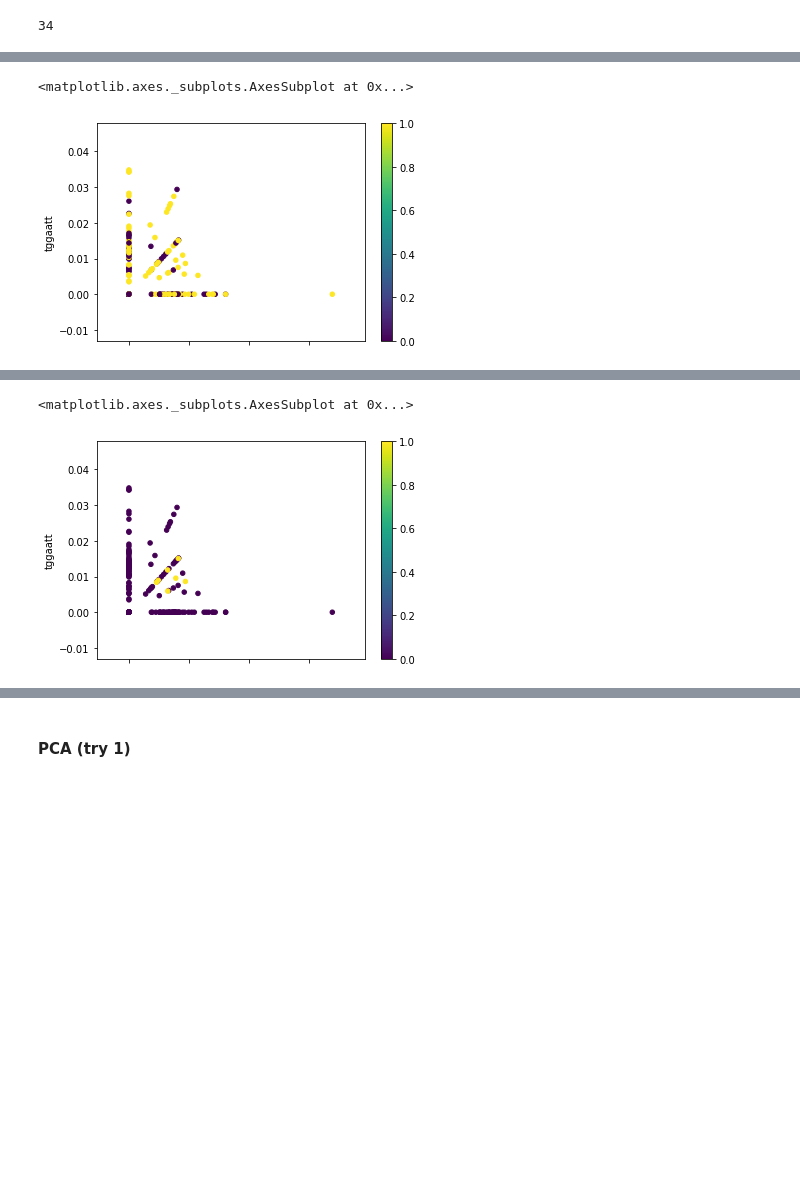
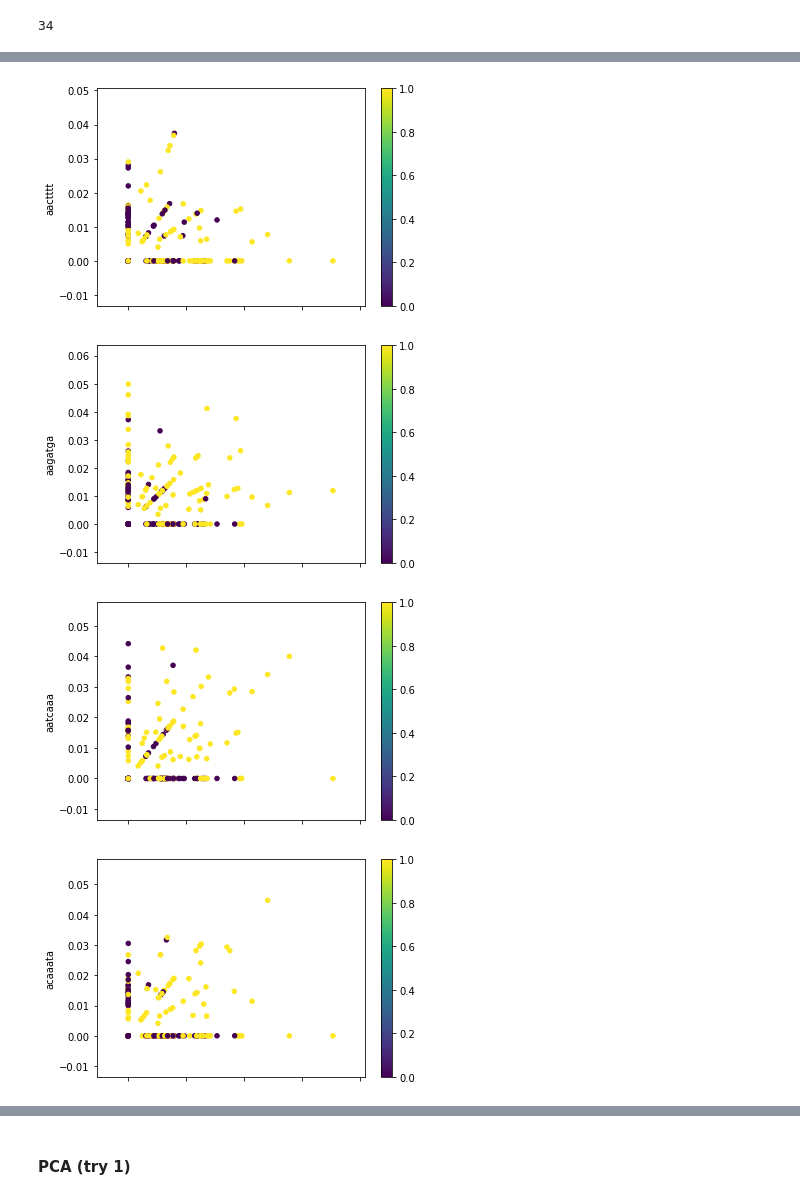
Before and after one commit to solislemuslab/mycovirus-ml, a Jupyter notebook: scripts/lukeSelberg/workspace.ipynb, the cells around one changed output, grey strips where cells are left out. Drawn from its saved outputs; the diff is of its cells as text; code cells hidden in the pictures; blank space fills up the shorter version.

Commit message:
Improved visualization of K-means and PCA and started some feature selection.

```diff
--- a/scripts/lukeSelberg/workspace.ipynb
+++ b/scripts/lukeSelberg/workspace.ipynb
@@ -248,0 +245,4 @@ print(len(kmer7Table01[cols4].columns))
+# %%
+# confirmed labels
+for i in range(1,10):
+    kmer7Table01[cols4].plot.scatter(x=0, y=i, c=labels, cmap="viridis")
@@ -249,6 +259,9 @@ print(len(kmer7Table01[cols4].columns))
 # %%
 # KMeans labels
-kmer7Table01[cols4].plot.scatter(x=7, y=28, c=y_hat4, cmap="viridis")
+for i in range(1,10):
+    kmer7Table01[cols4].plot.scatter(x=0, y=i, c=y_hat4, cmap="viridis")
 # %% [output]
-<matplotlib.axes._subplots.AxesSubplot at 0x...>
-[figure, old version]
+[figure, new version]
+[figure, added]
+[figure, added]
+[figure, added]
@@ -255,7 +273 @@ kmer7Table01[cols4].plot.scatter(x=7, y=28, c=y_hat4, cmap="viridis")
-# %%
-# confirmed labels
-kmer7Table01[cols4].plot.scatter(x=7, y=28, c=labels, cmap="viridis")
-# %% [output]
-<matplotlib.axes._subplots.AxesSubplot at 0x...>
-[figure, removed]
 # %% [markdown]
```
Also changed, not shown: parts of 15 cells of this notebook, 1 other file.
